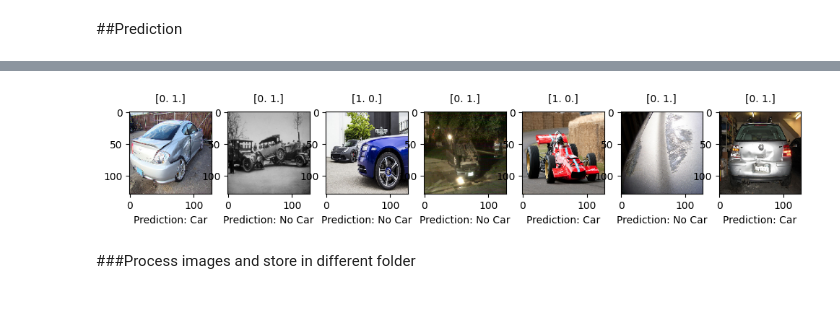
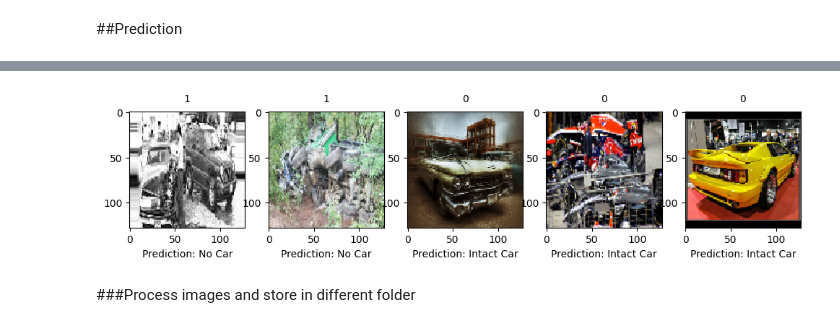
Before and after one commit to capgalea/CNN_Car_recognition, a Jupyter notebook: CNN_Cars_train_predict_final2.ipynb, the cells around one changed output, grey strips where cells are left out. Saved outputs shown, nothing was run; the diff lists cells and outputs as text; code cells hidden in the pictures.

```diff
--- a/CNN_Cars_train_predict_final2.ipynb
+++ b/CNN_Cars_train_predict_final2.ipynb
@@ -122,9 +124,9 @@ dimage
 # %% [markdown]
 ###Determine image dimensions
 # %%
-train_data_dir = 'cars/training_set/'
-validation_data_dir = 'cars/val_set/'
-test_data_dir = 'cars/test_set/'
+train_data_dir = '/content/gdrive/MyDrive/Data/cars/training_set/'
+validation_data_dir = '/content/gdrive/MyDrive/Data/cars/val_set/'
+test_data_dir = '/content/gdrive/MyDrive/Data/cars/test_set/'
 nb_train_samples = trainingCarImages + trainingCrashImages
 nb_validation_samples = validCarImages + validCrashImages
 nb_test_samples = testCarImages + testCrashImages
@@ -387,14 +448,14 @@ training_set.class_indices
 ##Prediction
 # %%
 #Method to print several images in a single row
-def plots(img, figsize=(12,6), rows = 1, titles = 1):
+def plots(img, figsize=(12,6), rows = 1, titles = None):
 
   if type(img[0]) is np.ndarray:
-    img = np.array(img).astype(np.float_)
+    img = np.array(img).astype(np.float64)
   if (img.shape[-1] != 3):
     img = img.transpose((0, 2, 3, 1))
   f =plt.figure(figsize = figsize)
-  cols = 7//rows if (len(img) % 2 == 0) else len(img)//rows + 1
+  cols = min(len(img), 5)  # Simplified column calculation
 
   for i in range(cols):
     sp = f.add_subplot(rows, cols, i+1)
@@ -402,21 +463,22 @@ def plots(img, figsize=(12,6), rows = 1, titles = 1):
 
     result = classifier.predict(img)
     print(result[i][0])
-    test_set.class_indices
+    # Assuming labels are one-hot encoded
+    class_index = np.argmax(labels[i]) if labels is not None else None
+
     if result[i][0] < 0.3:
       prediction = 'No Car'
     elif result[i][0] > 0.7:
-      prediction = 'Car'
+      prediction = 'Intact Car'
     else:
       prediction = 'Unsure'
 
     if titles is not None:
-      # Accessing the correct element of the titles array
-      sp.set_title(str(titles[i]), fontsize = 10, pad = 10) # Changed titles[i] to str(titles[i]) to convert the array element to a string
-      sp.set_xlabel('Prediction: ' + prediction)
-    plt.imshow(img[i], interpolation = None if np.interp else 'none')
+      sp.set_title(str(titles[i]), fontsize = 10, pad = 10)  # Using titles directly
+    sp.set_xlabel('Prediction: ' + prediction)
+    plt.imshow(img[i], interpolation='none')  # Disabled interpolation
 
 
-imgs, labels = next(test_set)
-plots(imgs, titles = labels)
+imgs, labels = next(training_set)
+plots(imgs, titles = np.argmax(labels, axis=1))  # Converting labels to class indices
 # %% [output]
@@ -437,4 +495,4 @@ plots(imgs, titles = labels)
-[figure, old version]
+[figure, new version]
 # %% [markdown]
 ###Process images and store in different folder
 # %%
```
Also changed, not shown: parts of 24 cells of this notebook.
